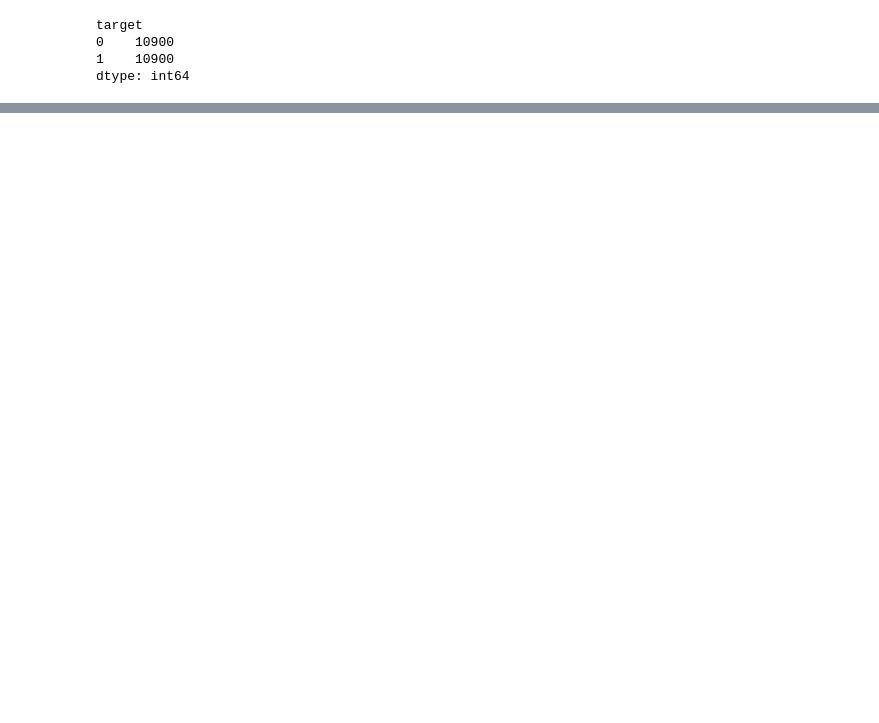
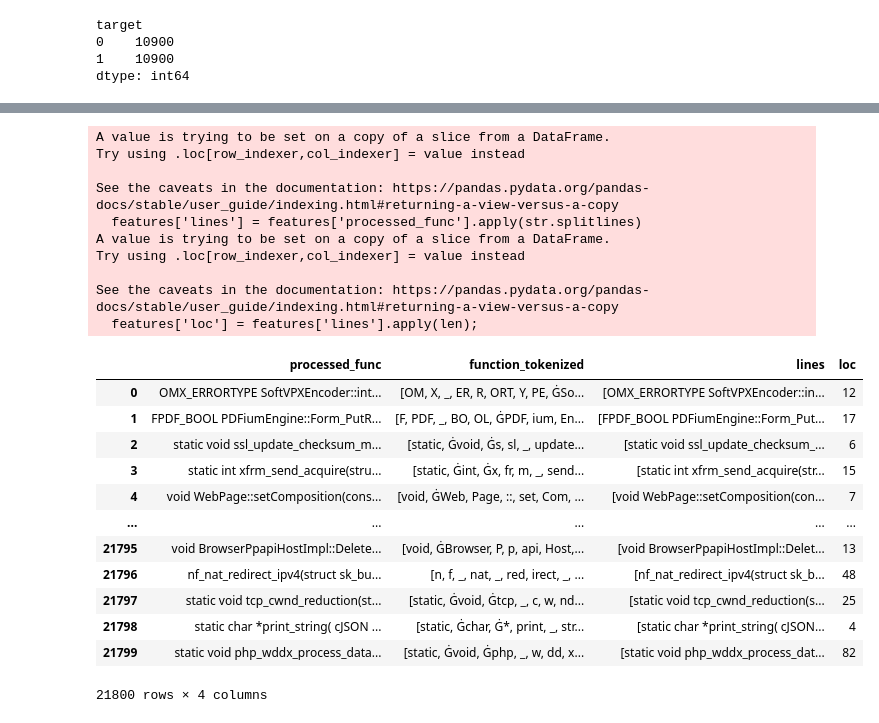
Before and after one commit to elhoferson/ct-se-ase-project, a Jupyter notebook: source/DataProcessing.ipynb, the cells around one changed output, grey strips where cells are left out. Saved outputs shown, nothing was run; the diff lists cells and outputs as text; code cells hidden in the pictures; blank space fills up the shorter version.

Commit message:
add loc and lines

```diff
--- a/source/DataProcessing.ipynb
+++ b/source/DataProcessing.ipynb
@@ -90,0 +90,9 @@ data_balanced.to_csv('../data/balanced_data.csv')
+# %%
+data = pd.read_csv('../data/balanced_data.csv')
+# %%
+feature_columns = ['processed_func']
+target_columns = ['target']
+
+target = data[target_columns]
+features = data[feature_columns]
+features
@@ -90,0 +113,8 @@ data_balanced.to_csv('../data/balanced_data.csv')
+# %%
+from transformers import AutoTokenizer, AutoModel
+import torch
+
+tokenizer = AutoTokenizer.from_pretrained("microsoft/codebert-base")
+
+features['function_tokenized'] = features['processed_func'].apply(tokenizer.tokenize)
+features
@@ -90,0 +141,28 @@ data_balanced.to_csv('../data/balanced_data.csv')
+# %%
+features['lines'] = features['processed_func'].apply(str.splitlines)
+features['loc'] = features['lines'].apply(len);
+features
+# %% [output]
+A value is trying to be set on a copy of a slice from a DataFrame.
+Try using .loc[row_indexer,col_indexer] = value instead
+
+See the caveats in the documentation: https://pandas.pydata.org/pandas-docs/stable/user_guide/indexing.html#returning-a-view-versus-a-copy
+  features['lines'] = features['processed_func'].apply(str.splitlines)
+A value is trying to be set on a copy of a slice from a DataFrame.
+Try using .loc[row_indexer,col_indexer] = value instead
+
+See the caveats in the documentation: https://pandas.pydata.org/pandas-docs/stable/user_guide/indexing.html#returning-a-view-versus-a-copy
+  features['loc'] = features['lines'].apply(len);
+|  | processed_func | function_tokenized | lines | loc |
+| 0 | OMX_ERRORTYPE SoftVPXEncoder::int... | [OM, X, _, ER, R, ORT, Y, PE, ĠSo... | [OMX_ERRORTYPE SoftVPXEncoder::in... | 12 |
+| 1 | FPDF_BOOL PDFiumEngine::Form_PutR... | [F, PDF, _, BO, OL, ĠPDF, ium, En... | [FPDF_BOOL PDFiumEngine::Form_Put... | 17 |
+| 2 | static void ssl_update_checksum_m... | [static, Ġvoid, Ġs, sl, _, update... | [static void ssl_update_checksum_... | 6 |
+| 3 | static int xfrm_send_acquire(stru... | [static, Ġint, Ġx, fr, m, _, send... | [static int xfrm_send_acquire(str... | 15 |
+| 4 | void WebPage::setComposition(cons... | [void, ĠWeb, Page, ::, set, Com, ... | [void WebPage::setComposition(con... | 7 |
+| ... | ... | ... | ... | ... |
+| 21795 | void BrowserPpapiHostImpl::Delete... | [void, ĠBrowser, P, p, api, Host,... | [void BrowserPpapiHostImpl::Delet... | 13 |
+| 21796 | nf_nat_redirect_ipv4(struct sk_bu... | [n, f, _, nat, _, red, irect, _, ... | [nf_nat_redirect_ipv4(struct sk_b... | 48 |
+| 21797 | static void tcp_cwnd_reduction(st... | [static, Ġvoid, Ġtcp, _, c, w, nd... | [static void tcp_cwnd_reduction(s... | 25 |
+| 21798 | static char *print_string( cJSON ... | [static, Ġchar, Ġ*, print, _, str... | [static char *print_string( cJSON... | 4 |
+| 21799 | static void php_wddx_process_data... | [static, Ġvoid, Ġphp, _, w, dd, x... | [static void php_wddx_process_dat... | 82 |
+21800 rows × 4 columns
```
Also changed, not shown: parts of 7 cells of this notebook.
